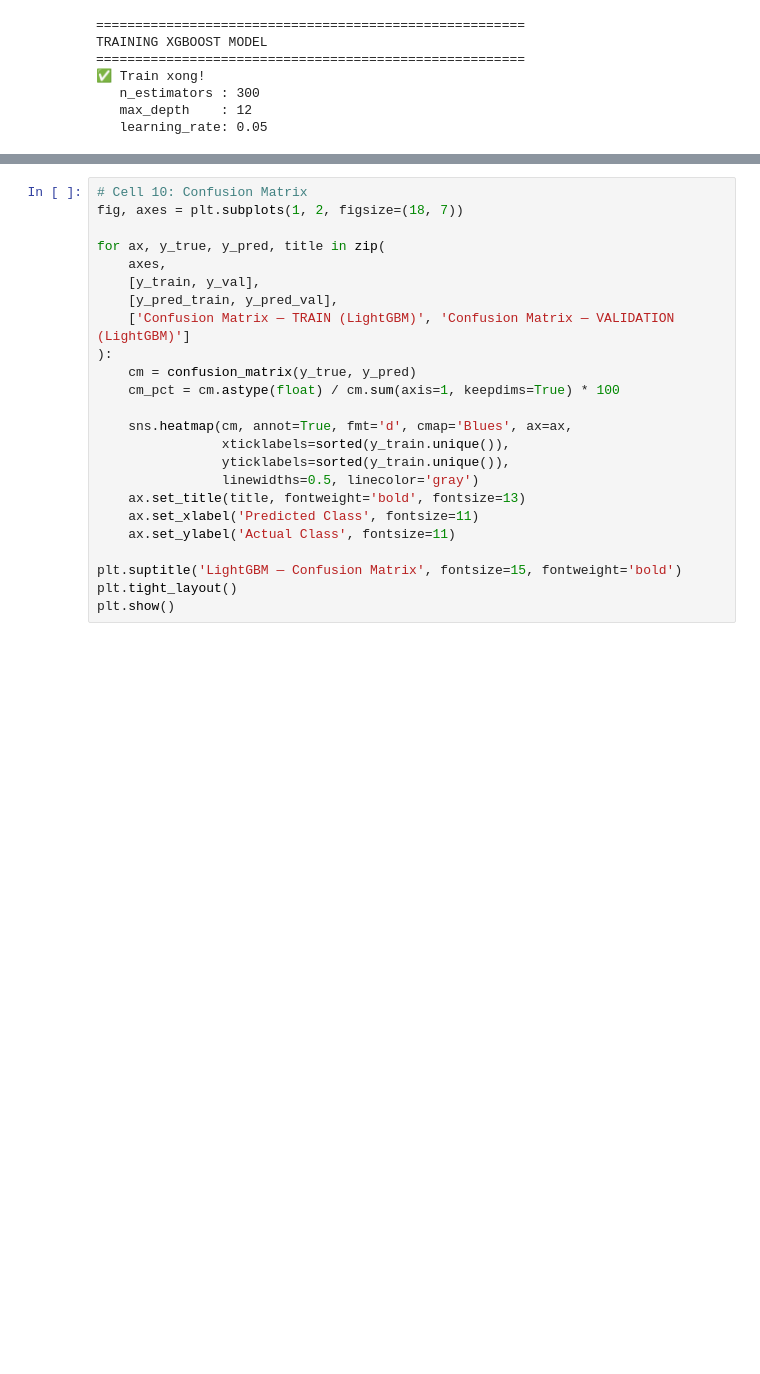
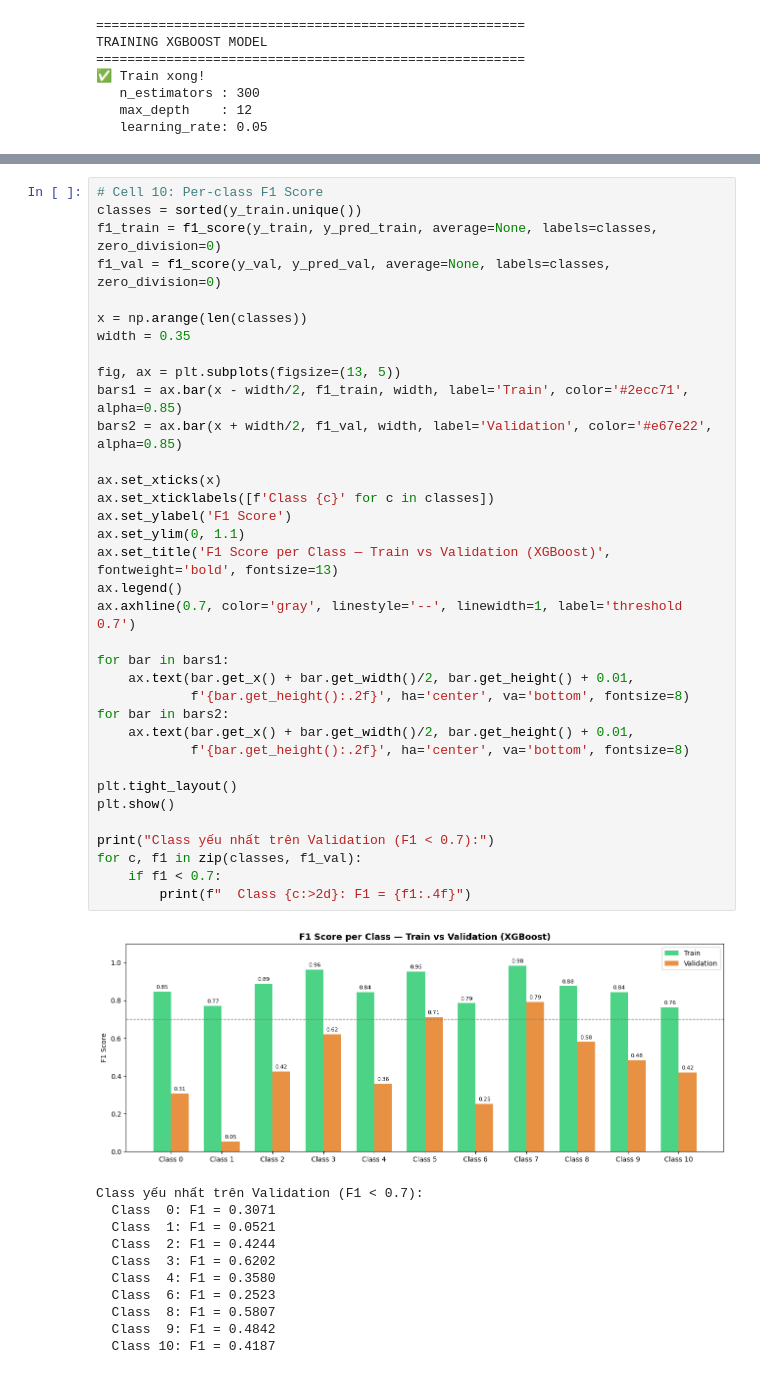
Before and after one commit to Dibenz204/Nhom07_SGU26_ML_MusicGenreClassification, a Jupyter notebook: Model/Xgboost.ipynb, the cells around one changed output, grey strips where cells are left out. Saved outputs shown, nothing was run; the diff lists cells and outputs as text; blank space fills up the shorter version.

```diff
--- a/Model/Xgboost.ipynb
+++ b/Model/Xgboost.ipynb
@@ -299,25 +296,48 @@ print(classification_report(y_val, y_pred_val, zero_division=0))
 # %%
-# Cell 10: Confusion Matrix
-fig, axes = plt.subplots(1, 2, figsize=(18, 7))
+# Cell 10: Per-class F1 Score
+classes = sorted(y_train.unique())
+f1_train = f1_score(y_train, y_pred_train, average=None, labels=classes, zero_division=0)
+f1_val = f1_score(y_val, y_pred_val, average=None, labels=classes, zero_division=0)
 
-for ax, y_true, y_pred, title in zip(
-    axes,
-    [y_train, y_val],
-    [y_pred_train, y_pred_val],
-    ['Confusion Matrix — TRAIN (LightGBM)', 'Confusion Matrix — VALIDATION (LightGBM)']
-):
-    cm = confusion_matrix(y_true, y_pred)
-    cm_pct = cm.astype(float) / cm.sum(axis=1, keepdims=True) * 100
+x = np.arange(len(classes))
+width = 0.35
 
-    sns.heatmap(cm, annot=True, fmt='d', cmap='Blues', ax=ax,
-                xticklabels=sorted(y_train.unique()),
-                yticklabels=sorted(y_train.unique()),
-                linewidths=0.5, linecolor='gray')
-    ax.set_title(title, fontweight='bold', fontsize=13)
-    ax.set_xlabel('Predicted Class', fontsize=11)
-    ax.set_ylabel('Actual Class', fontsize=11)
+fig, ax = plt.subplots(figsize=(13, 5))
+bars1 = ax.bar(x - width/2, f1_train, width, label='Train', color='#2ecc71', alpha=0.85)
+bars2 = ax.bar(x + width/2, f1_val, width, label='Validation', color='#e67e22', alpha=0.85)
 
-plt.suptitle('LightGBM — Confusion Matrix', fontsize=15, fontweight='bold')
+ax.set_xticks(x)
+ax.set_xticklabels([f'Class {c}' for c in classes])
+ax.set_ylabel('F1 Score')
+ax.set_ylim(0, 1.1)
+ax.set_title('F1 Score per Class — Train vs Validation (XGBoost)', fontweight='bold', fontsize=13)
+ax.legend()
+ax.axhline(0.7, color='gray', linestyle='--', linewidth=1, label='threshold 0.7')
+
+for bar in bars1:
+    ax.text(bar.get_x() + bar.get_width()/2, bar.get_height() + 0.01,
+            f'{bar.get_height():.2f}', ha='center', va='bottom', fontsize=8)
+for bar in bars2:
+    ax.text(bar.get_x() + bar.get_width()/2, bar.get_height() + 0.01,
+            f'{bar.get_height():.2f}', ha='center', va='bottom', fontsize=8)
+
 plt.tight_layout()
 plt.show()
+
+print("Class yếu nhất trên Validation (F1 < 0.7):")
+for c, f1 in zip(classes, f1_val):
+    if f1 < 0.7:
+        print(f"  Class {c:>2d}: F1 = {f1:.4f}")
+# %% [output]
+[figure, added]
+Class yếu nhất trên Validation (F1 < 0.7):
+  Class  0: F1 = 0.3071
+  Class  1: F1 = 0.0521
+  Class  2: F1 = 0.4244
+  Class  3: F1 = 0.6202
+  Class  4: F1 = 0.3580
+  Class  6: F1 = 0.2523
+  Class  8: F1 = 0.5807
+  Class  9: F1 = 0.4842
+  Class 10: F1 = 0.4187
 # %%
```
Also changed, not shown: parts of 11 cells of this notebook, 13 other files.
